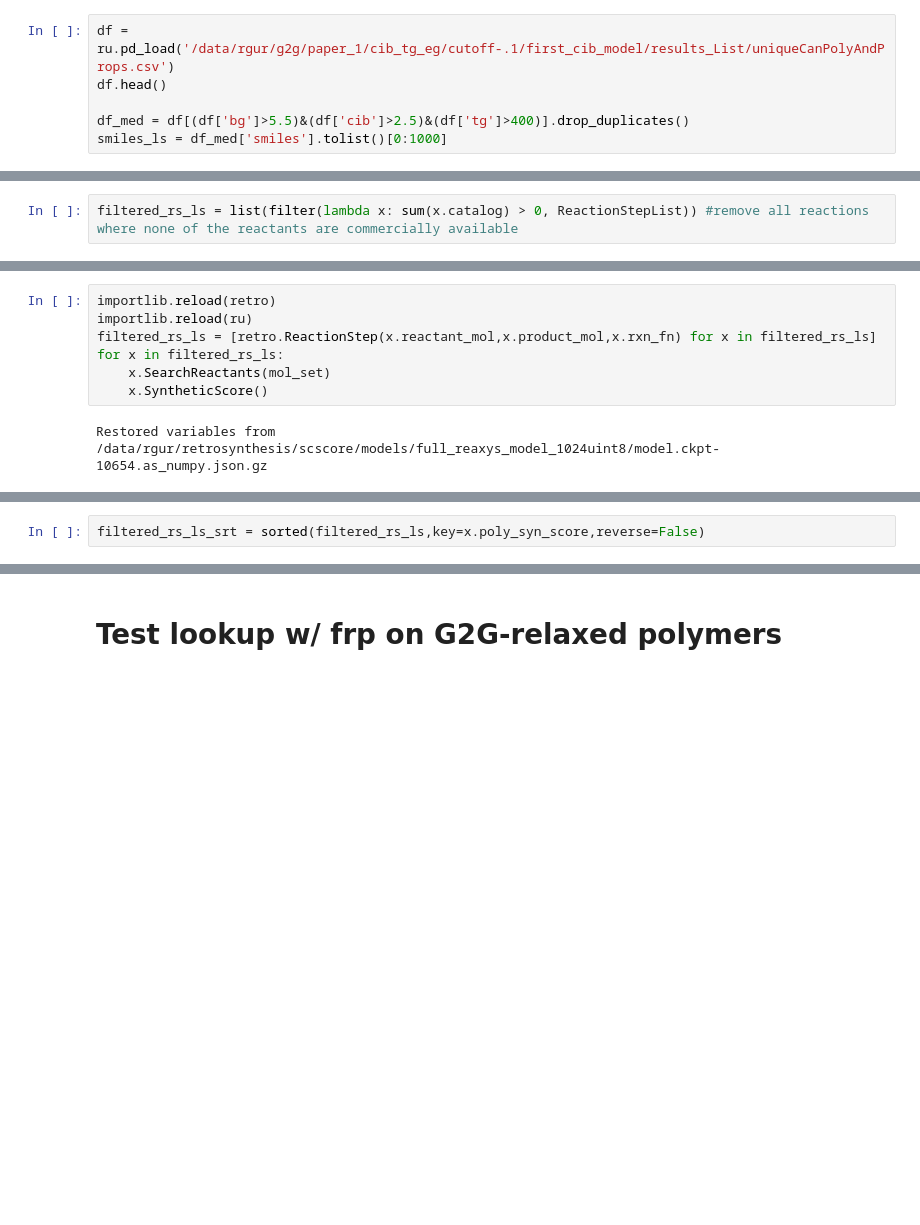
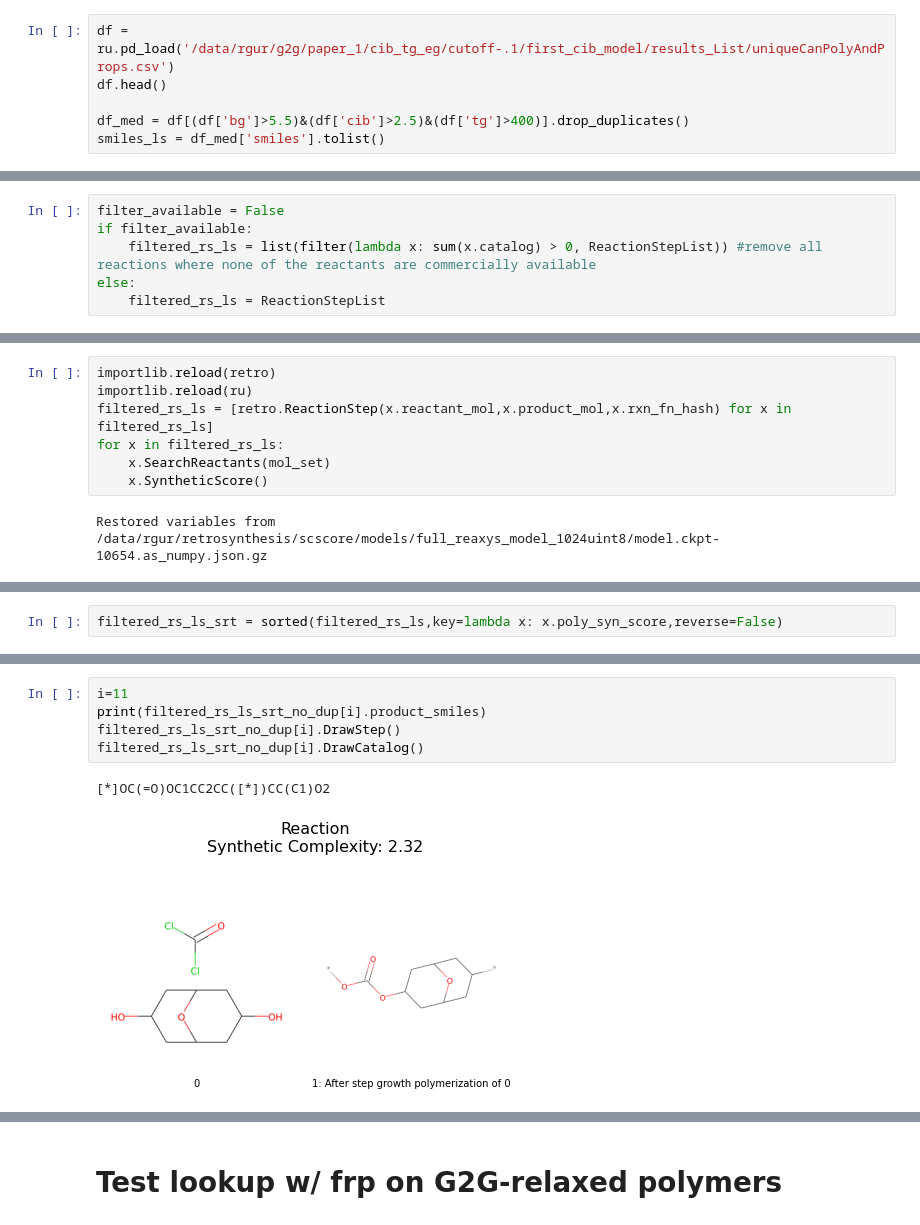
Before and after one commit to rishigurnani/hMOFs-Snurr, a Jupyter notebook: fall20_mse_8803_2.ipynb, the cells around one changed output, grey strips where cells are left out. Drawn from its saved outputs; the diff is of its cells as text; blank space fills up the shorter version.

```diff
--- a/fall20_mse_8803_2.ipynb
+++ b/fall20_mse_8803_2.ipynb
@@ -590,7 +590,7 @@ df = ru.pd_load('/data/rgur/g2g/paper_1/cib_tg_eg/cutoff-.1/first_cib_model/resu
 df.head()
 
 df_med = df[(df['bg']>5.5)&(df['cib']>2.5)&(df['tg']>400)].drop_duplicates()
-smiles_ls = df_med['smiles'].tolist()[0:1000]
+smiles_ls = df_med['smiles'].tolist()
 # %%
 importlib.reload(retro)
 ReactionStepList = []
@@ -644,7 +644,11 @@ with open('/data/rgur/retrosynthesis/molecule_lookup/mol_set.pkl','rb') as f:
 for x in ReactionStepList:
     x.SearchReactants(mol_set)
 # %%
-filtered_rs_ls = list(filter(lambda x: sum(x.catalog) > 0, ReactionStepList)) #remove all reactions where none of the reactants are commercially available
+filter_available = False
+if filter_available:
+    filtered_rs_ls = list(filter(lambda x: sum(x.catalog) > 0, ReactionStepList)) #remove all reactions where none of the reactants are commercially available
+else:
+    filtered_rs_ls = ReactionStepList
 # %%
 len(filtered_rs_ls)
 # %% [output]
@@ -652,7 +656,7 @@ len(filtered_rs_ls)
 # %%
 importlib.reload(retro)
 importlib.reload(ru)
-filtered_rs_ls = [retro.ReactionStep(x.reactant_mol,x.product_mol,x.rxn_fn) for x in filtered_rs_ls]
+filtered_rs_ls = [retro.ReactionStep(x.reactant_mol,x.product_mol,x.rxn_fn_hash) for x in filtered_rs_ls]
 for x in filtered_rs_ls:
     x.SearchReactants(mol_set)
     x.SyntheticScore()
@@ -665,5 +669,5 @@ array([4.52219944, 1.        ])
 # %%
-filtered_rs_ls_srt = sorted(filtered_rs_ls,key=x.poly_syn_score,reverse=False)
+filtered_rs_ls_srt = sorted(filtered_rs_ls,key=lambda x: x.poly_syn_score,reverse=False)
 # %%
 importlib.reload(ru)
 keep_inds = ru.arg_unique_ordered([x.SetRepresentation() for x in filtered_rs_ls_srt])
@@ -761,0 +776,8 @@ df_med[df_med['smiles']==filtered_rs_ls_srt_no_dup[i].product_smiles.replace('*'
+# %%
+i=11
+print(filtered_rs_ls_srt_no_dup[i].product_smiles)
+filtered_rs_ls_srt_no_dup[i].DrawStep()
+filtered_rs_ls_srt_no_dup[i].DrawCatalog()
+# %% [output]
+[*]OC(=O)OC1CC2CC([*])CC(C1)O2
+[figure, added]
```
Also changed, not shown: parts of 50 cells of this notebook, 2 other files.
